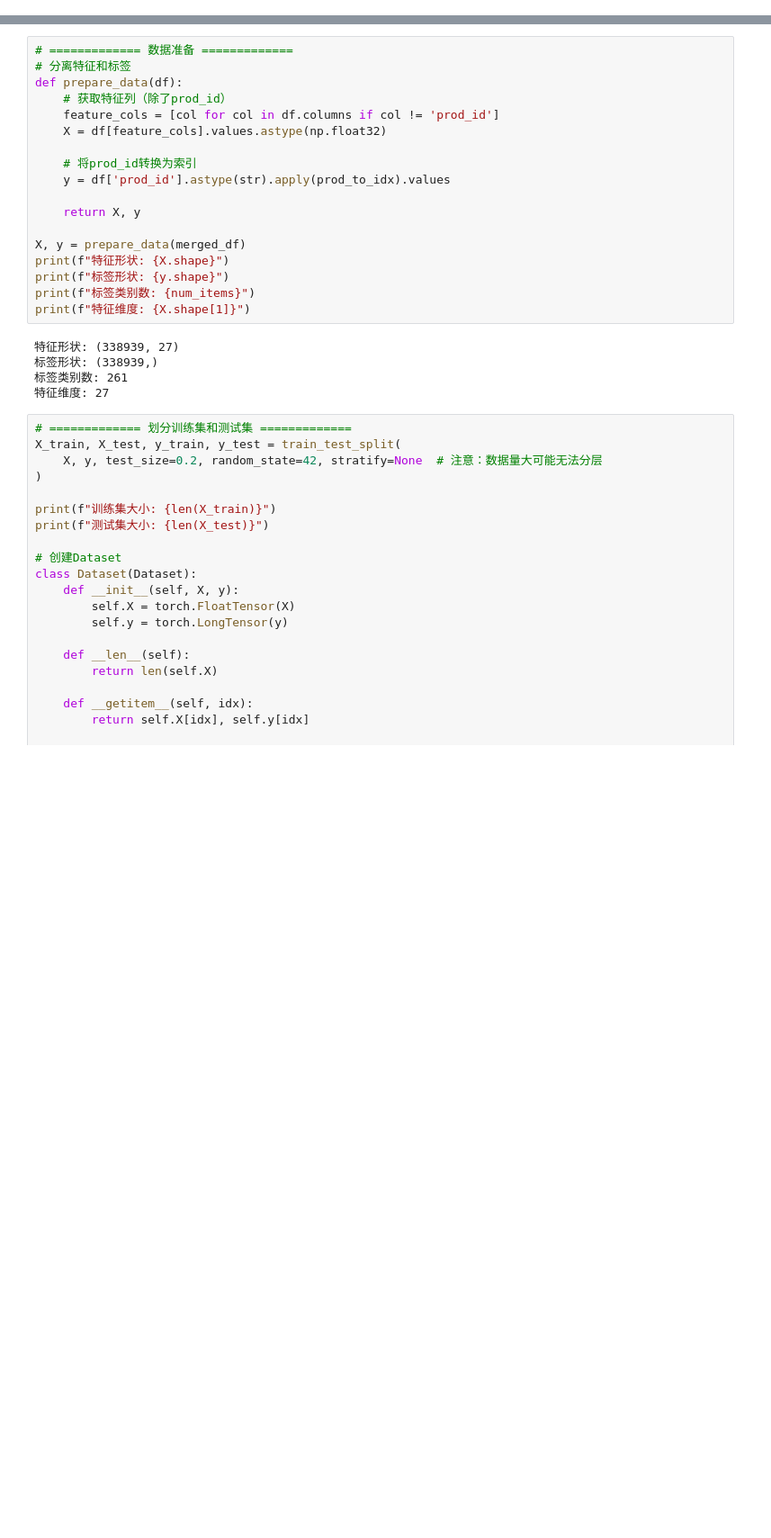
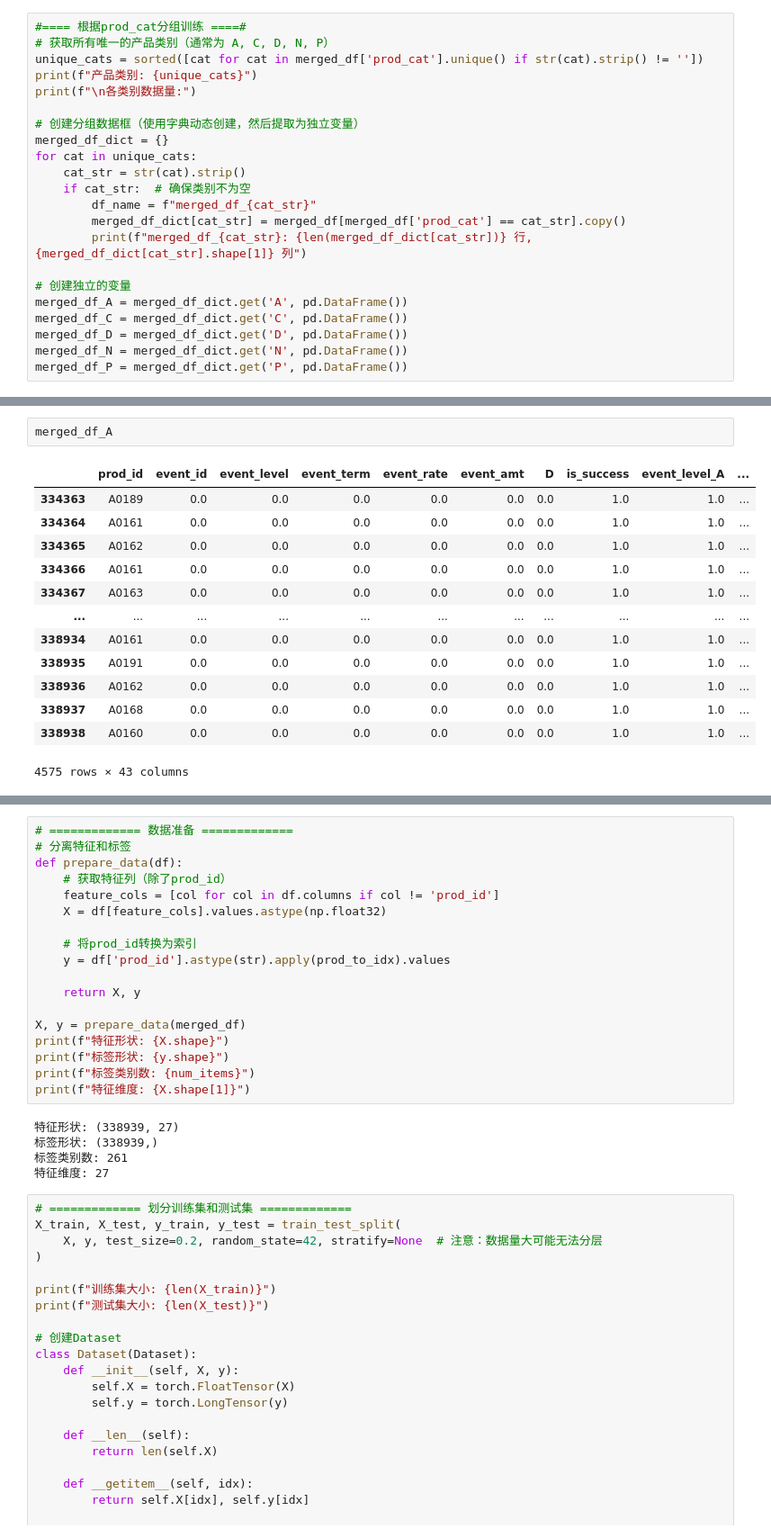
Before and after one commit to carloschen-2004/The-4th-China-Graduate-Financial-Technology-Innovation-Competition, a Jupyter notebook: Chenshi/Transformer_baseline.ipynb, the cells around one changed output, grey strips where cells are left out. Shown at 90% size. Drawn from its saved outputs; the diff is of its cells as text; blank space fills up the shorter version.

```diff
--- a/Chenshi/Transformer_baseline.ipynb
+++ b/Chenshi/Transformer_baseline.ipynb
@@ -70,0 +65,22 @@ merged_df.head()
+# %%
+#==== 根据prod_cat分组训练 ====#
+# 获取所有唯一的产品类别（通常为 A, C, D, N, P）
+unique_cats = sorted([cat for cat in merged_df['prod_cat'].unique() if str(cat).strip() != ''])
+print(f"产品类别: {unique_cats}")
+print(f"\n各类别数据量:")
+
+# 创建分组数据框（使用字典动态创建，然后提取为独立变量）
+merged_df_dict = {}
+for cat in unique_cats:
+    cat_str = str(cat).strip()
+    if cat_str:  # 确保类别不为空
+        df_name = f"merged_df_{cat_str}"
+        merged_df_dict[cat_str] = merged_df[merged_df['prod_cat'] == cat_str].copy()
+        print(f"merged_df_{cat_str}: {len(merged_df_dict[cat_str])} 行, {merged_df_dict[cat_str].shape[1]} 列")
+
+# 创建独立的变量
+merged_df_A = merged_df_dict.get('A', pd.DataFrame())
+merged_df_C = merged_df_dict.get('C', pd.DataFrame())
+merged_df_D = merged_df_dict.get('D', pd.DataFrame())
+merged_df_N = merged_df_dict.get('N', pd.DataFrame())
+merged_df_P = merged_df_dict.get('P', pd.DataFrame())
@@ -70,0 +96,16 @@ merged_df.head()
+# %%
+merged_df_A
+# %% [output]
+|  | prod_id | event_id | event_level | event_term | event_rate | event_amt | D | is_success | event_level_A | ... |
+| 334363 | A0189 | 0.0 | 0.0 | 0.0 | 0.0 | 0.0 | 0.0 | 1.0 | 1.0 | ... |
+| 334364 | A0161 | 0.0 | 0.0 | 0.0 | 0.0 | 0.0 | 0.0 | 1.0 | 1.0 | ... |
+| 334365 | A0162 | 0.0 | 0.0 | 0.0 | 0.0 | 0.0 | 0.0 | 1.0 | 1.0 | ... |
+| 334366 | A0161 | 0.0 | 0.0 | 0.0 | 0.0 | 0.0 | 0.0 | 1.0 | 1.0 | ... |
+| 334367 | A0163 | 0.0 | 0.0 | 0.0 | 0.0 | 0.0 | 0.0 | 1.0 | 1.0 | ... |
+| ... | ... | ... | ... | ... | ... | ... | ... | ... | ... | ... |
+| 338934 | A0161 | 0.0 | 0.0 | 0.0 | 0.0 | 0.0 | 0.0 | 1.0 | 1.0 | ... |
+| 338935 | A0191 | 0.0 | 0.0 | 0.0 | 0.0 | 0.0 | 0.0 | 1.0 | 1.0 | ... |
+| 338936 | A0162 | 0.0 | 0.0 | 0.0 | 0.0 | 0.0 | 0.0 | 1.0 | 1.0 | ... |
+| 338937 | A0168 | 0.0 | 0.0 | 0.0 | 0.0 | 0.0 | 0.0 | 1.0 | 1.0 | ... |
+| 338938 | A0160 | 0.0 | 0.0 | 0.0 | 0.0 | 0.0 | 0.0 | 1.0 | 1.0 | ... |
+4575 rows × 43 columns
```
Also changed, not shown: parts of 15 cells of this notebook, 16 other files.
